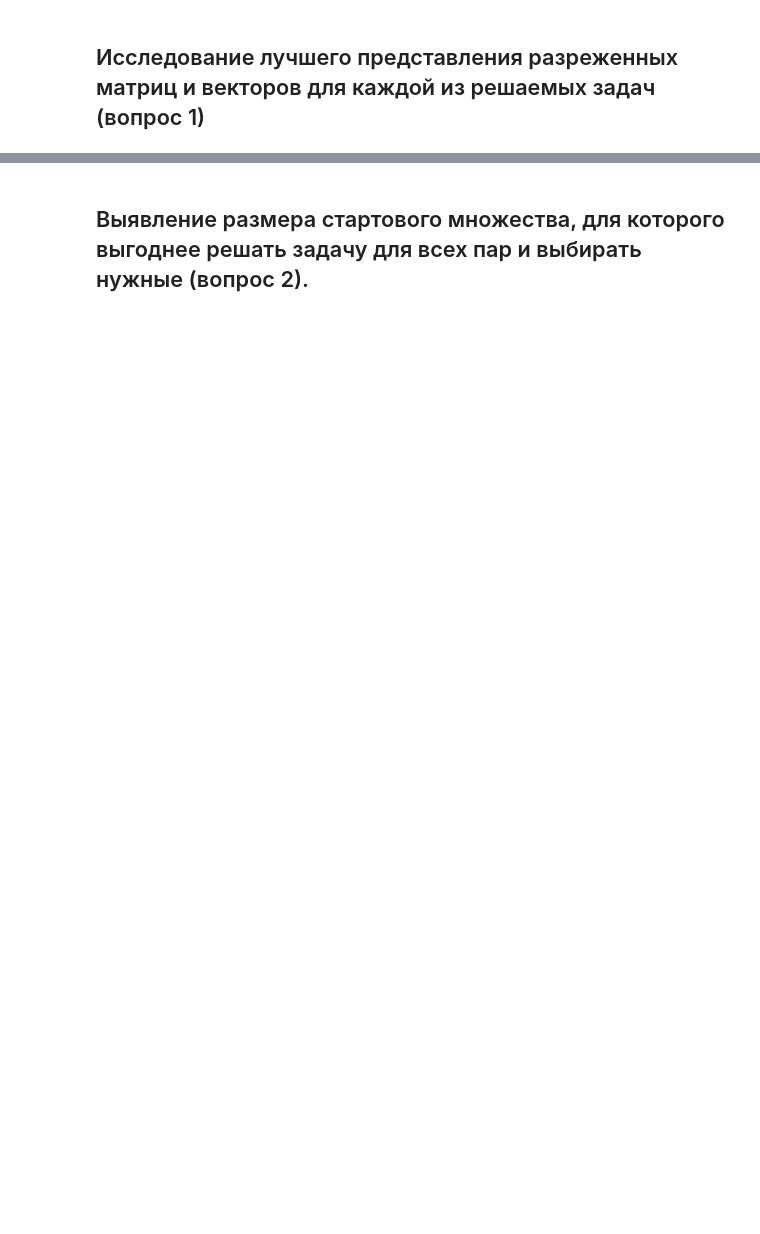
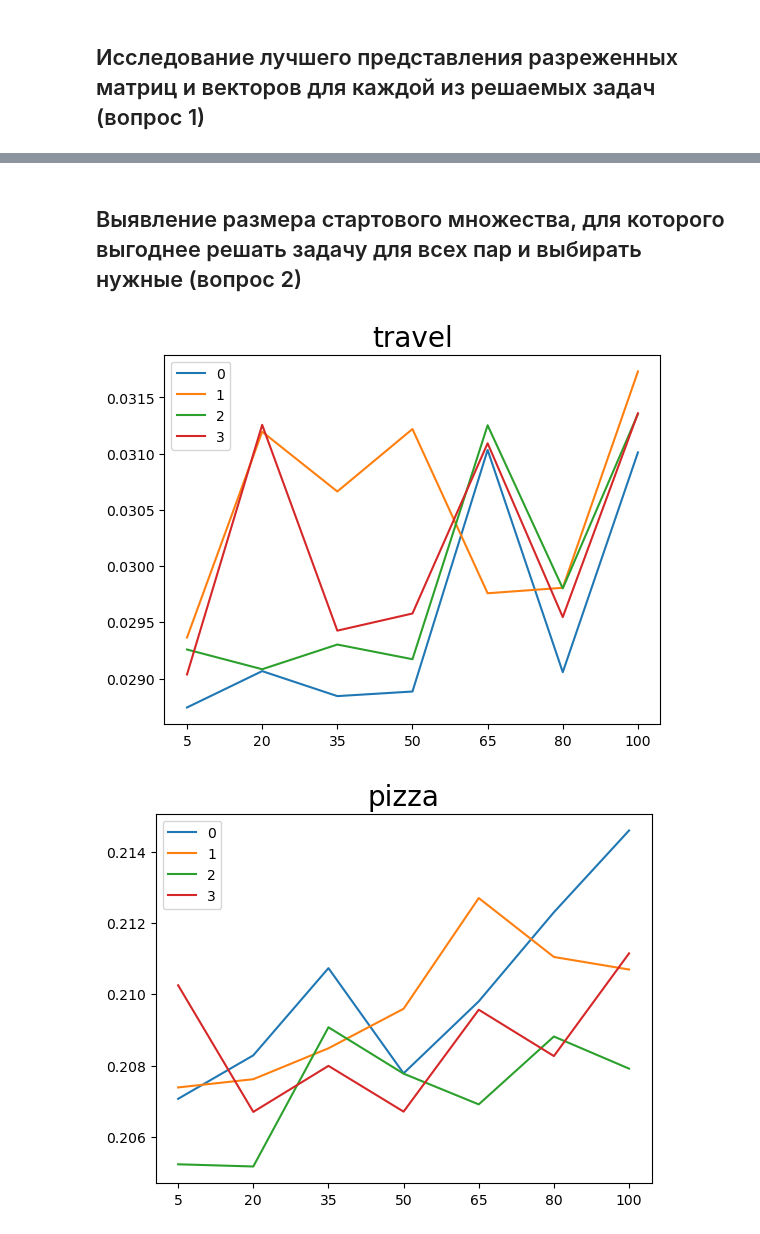
Before and after one commit to sayumikko/formal-lang-course, a Jupyter notebook: RPQ_experiment.ipynb, the cells around one changed output, grey strips where cells are left out. Drawn from its saved outputs; the diff is of its cells as text; code cells hidden in the pictures; blank space fills up the shorter version.

```diff
--- a/RPQ_experiment.ipynb
+++ b/RPQ_experiment.ipynb
@@ -210,3 +216,31 @@ def rpq_start_vertexes(start_states_percent=30, matrices=matrices, type_rpq=tens
+# %%
+def create_line_chart(type_rpq=tensor_rpq):
+    for name in dataset_graph:
+        index = np.arange(7)
+        plt.title(name, fontsize=20)
+        graph = cfpq_data.graph_from_csv(cfpq_data.download(name))
+        most_common_labels = Counter(list(map(lambda node: node[2]["label"], graph.edges.data()))).most_common(4)
+        regexes = build_most_common_labels(most_common_labels)
+        perc = [5, 20, 35, 50, 65, 80, 100]
+        plt.xticks(index, perc)
+        data = dict()
+        for (com, regex) in enumerate(regexes):
+            value = list()
+            regex = Regex(regex)
+
+            for p in perc:
+                times = list()
+                for _ in range(number_of_launches):
+                    st = time.time()
+                    type_rpq(graph, regex, start_nodes = cfpq_data.generate_multiple_source_percent(graph, p, seed=123))
+                    times.append(time.time() - st)
+                value.append(np.mean(times))
+
+            data[com] = value
+        df = pd.DataFrame(data)
+        plt.plot(index, df)
+        plt.legend(data, loc=2)
+        plt.show()
 # %% [markdown]
 #### Построение достижимости вершин для каждой из заданного множества стартовых
 # %%
@@ -371,2 +387,7 @@ rpq_for_each_start(type_rpq=tensor_rpq)
 # %% [markdown]
-## Выявление размера стартового множества, для которого выгоднее решать задачу для всех пар и выбирать нужные (вопрос 2).
+## Выявление размера стартового множества, для которого выгоднее решать задачу для всех пар и выбирать нужные (вопрос 2)
+# %%
+create_line_chart()
+# %% [output]
+[figure, added]
+[figure, added]
```
Also changed, not shown: parts of 31 cells of this notebook.
